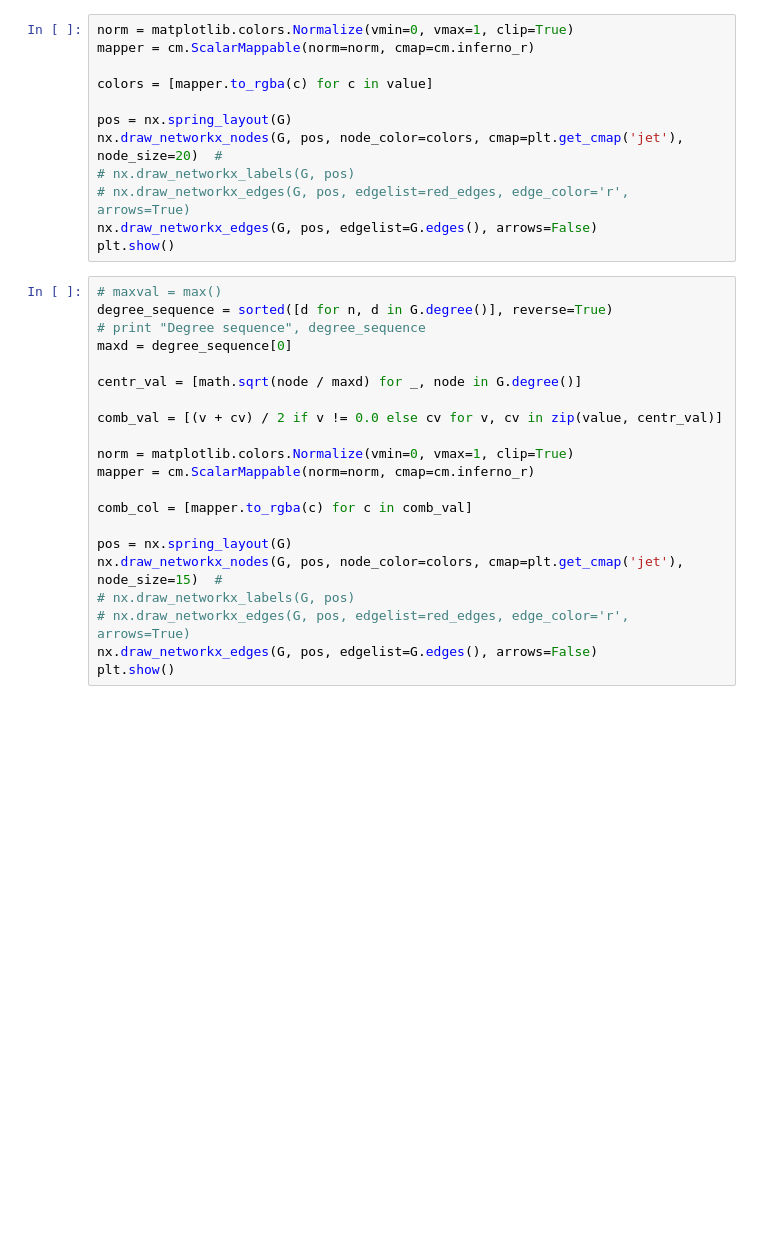
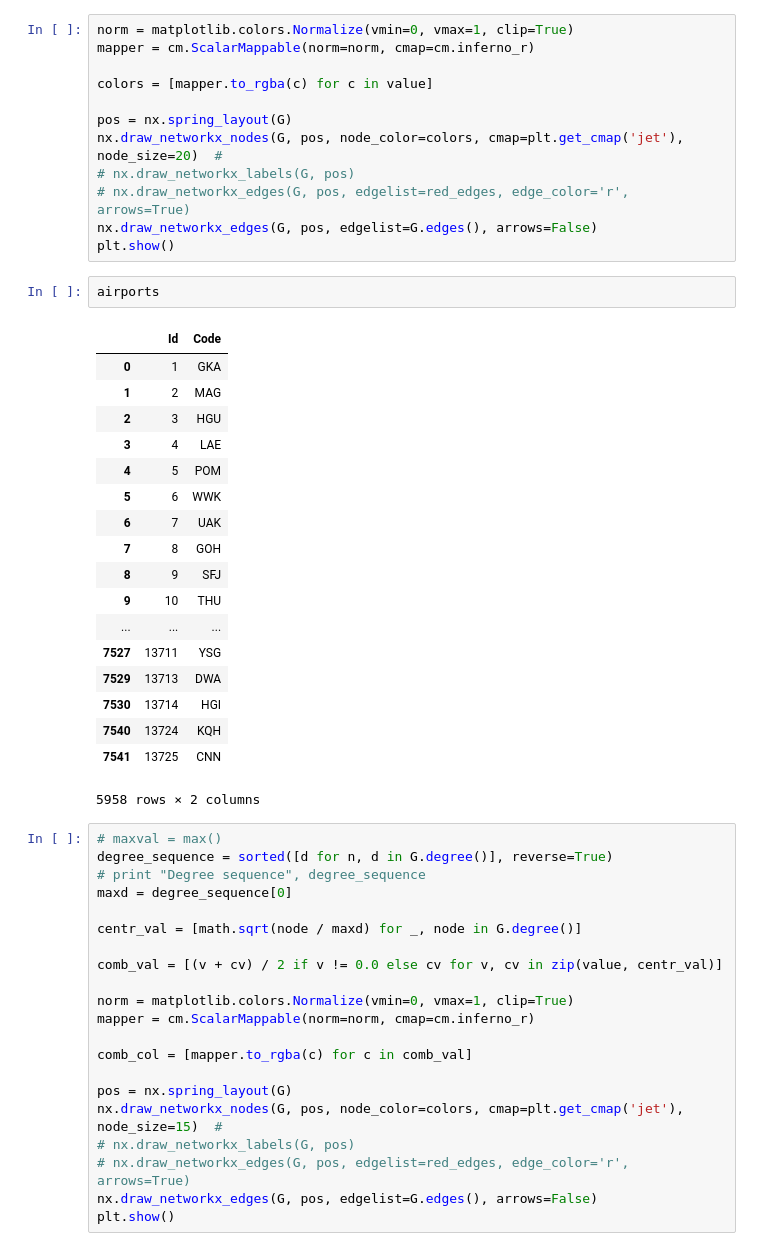
Before and after one commit to juliuscc/flight-route-pandemic-simulation, a Jupyter notebook: input/weight-nodes-by-passengers.ipynb, the cells around one changed output. Saved outputs shown, nothing was run; the diff lists cells and outputs as text; blank space fills up the shorter version.

```diff
--- a/input/weight-nodes-by-passengers.ipynb
+++ b/input/weight-nodes-by-passengers.ipynb
@@ -67,6 +67,27 @@ nx.draw_networkx_nodes(G, pos, node_color=colors, cmap=plt.get_cmap('jet'), node
 # nx.draw_networkx_edges(G, pos, edgelist=red_edges, edge_color='r', arrows=True)
 nx.draw_networkx_edges(G, pos, edgelist=G.edges(), arrows=False)
 plt.show()
+# %%
+airports
+# %% [output]
+|  | Id | Code |
+| 0 | 1 | GKA |
+| 1 | 2 | MAG |
+| 2 | 3 | HGU |
+| 3 | 4 | LAE |
+| 4 | 5 | POM |
+| 5 | 6 | WWK |
+| 6 | 7 | UAK |
+| 7 | 8 | GOH |
+| 8 | 9 | SFJ |
+| 9 | 10 | THU |
+| ... | ... | ... |
+| 7527 | 13711 | YSG |
+| 7529 | 13713 | DWA |
+| 7530 | 13714 | HGI |
+| 7540 | 13724 | KQH |
+| 7541 | 13725 | CNN |
+5958 rows × 2 columns
 # %%
 # maxval = max()
 degree_sequence = sorted([d for n, d in G.degree()], reverse=True)
```
Also changed, not shown: 1 other file.
